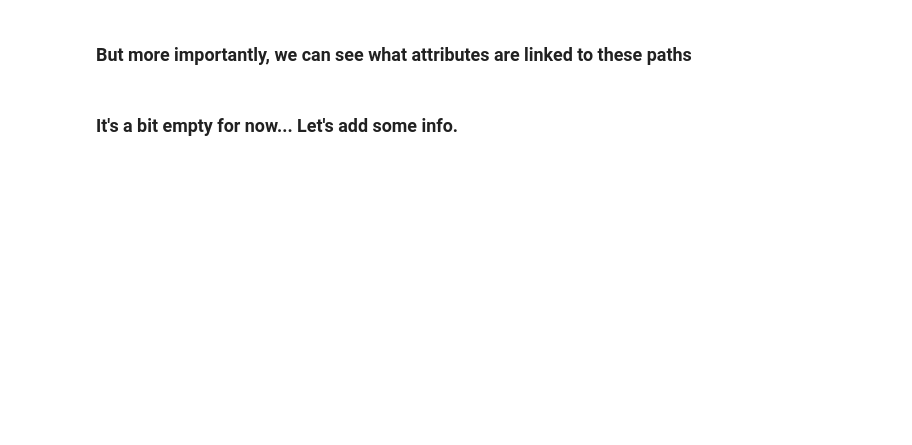
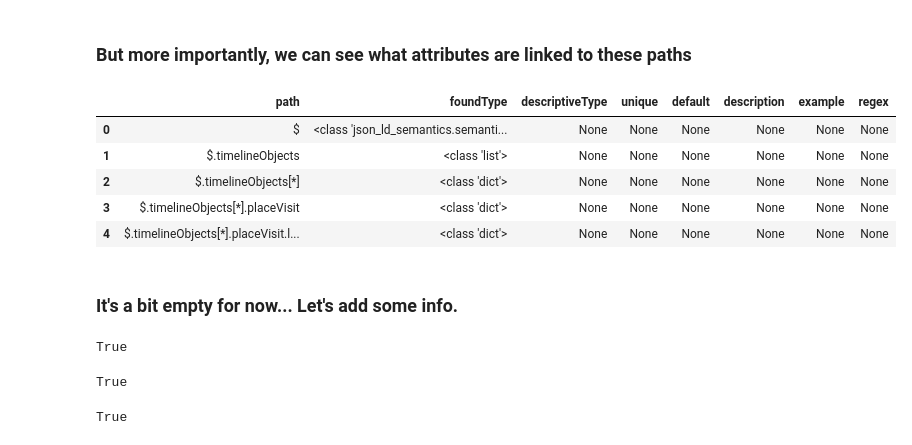
Before and after one commit to hestiaAI/Argonodes, a Jupyter notebook: examples/notebook/Example.ipynb, the cells around one changed output. Saved outputs shown, nothing was run; the diff lists cells and outputs as text; code cells hidden in the pictures; blank space fills up the shorter version.

Commit message:
Working example for Model

```diff
--- a/examples/notebook/Example.ipynb
+++ b/examples/notebook/Example.ipynb
@@ -144,4 +164,13 @@ model.get_paths()
 # %%
-model.to_list()
+liste = model.to_list()
+df = pd.DataFrame(data=liste[1:], columns=liste[0])
+df.head()
+# %% [output]
+|  | path | foundType | descriptiveType | unique | default | description | example | regex |
+| 0 | $ | <class 'json_ld_semantics.semanti... | None | None | None | None | None | None |
+| 1 | $.timelineObjects | <class 'list'> | None | None | None | None | None | None |
+| 2 | $.timelineObjects[*] | <class 'dict'> | None | None | None | None | None | None |
+| 3 | $.timelineObjects[*].placeVisit | <class 'dict'> | None | None | None | None | None | None |
+| 4 | $.timelineObjects[*].placeVisit.l... | <class 'dict'> | None | None | None | None | None | None |
 # %% [markdown]
 ### It's a bit empty for now... Let's add some info.
@@ -162 +177,26 @@ model.find_info(chosen_path)
+# %%
+model.set_attribute(
+    "$.timelineObjects",
+    unique=True,
+    description="List of semantic locations dertermined by Google. Can be either `placeVisit` or `activitySegment`."
+)
+# %% [output]
+True
+# %%
+model.set_attribute(
+    "$.timelineObjects[*]",
+    unique=False,
+    description="One of the semantic locations. Can be either `placeVisit` or `activitySegment`."
+)
+# %% [output]
+True
+# %%
+model.set_attribute(
+    "$.timelineObjects[*].placeVisit.location",
+    descriptiveType="https://schema.org/location",
+    unique=False,
+    description="Location that Google thinks you visited (latitude, longitude, id, address, name and confidence)."
+)
+# %% [output]
+True
 # %%
```
Also changed, not shown: parts of 9 cells of this notebook, 4 other files.
